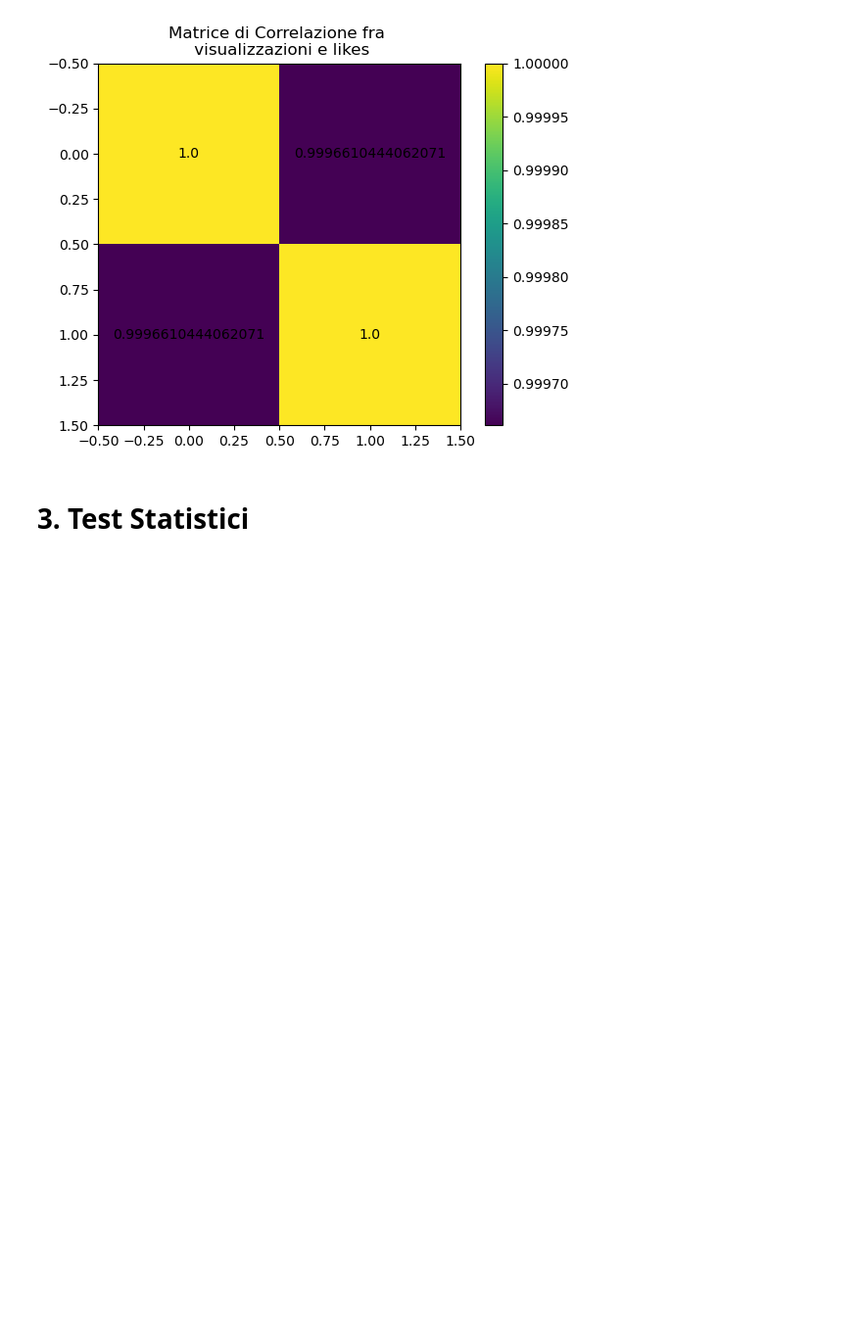
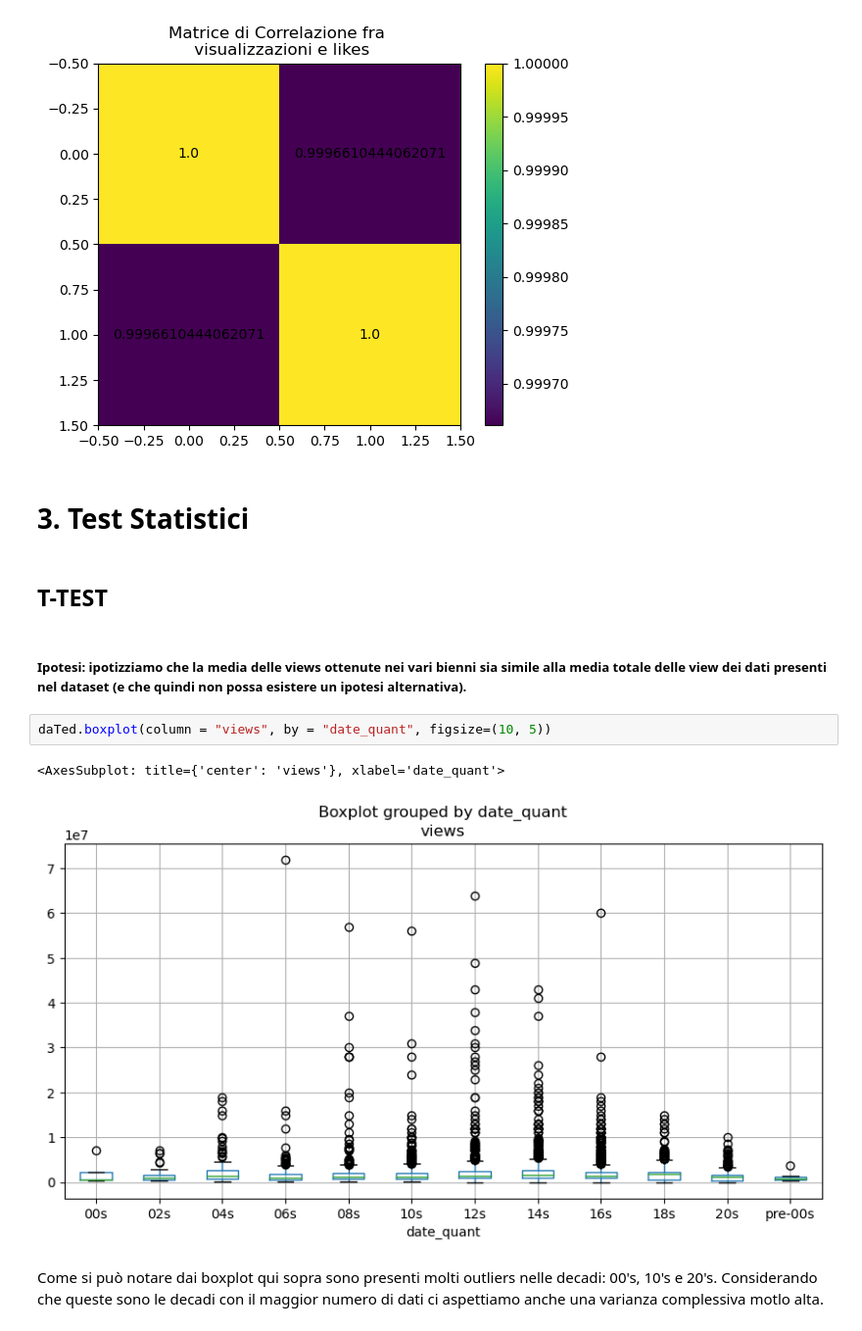
Before and after one commit to InKeaton/DataTed, a Jupyter notebook: data_ted_neo.ipynb, the cells around one changed output. Shown: that part at 98% size. Drawn from its saved outputs; the diff is of its cells as text; blank space fills up the shorter version.

```diff
--- a/data_ted_neo.ipynb
+++ b/data_ted_neo.ipynb
@@ -289,3 +313,15 @@ for (j,i),label in np.ndenumerate(corr_matrix):
 [figure]
 # %% [markdown]
 # 3. Test Statistici
+# %% [markdown]
+## T-TEST
+# %% [markdown]
+#####  Ipotesi: ipotizziamo che la media delle views ottenute nei vari bienni sia simile alla media totale delle view dei dati presenti nel dataset (e che quindi non possa esistere un ipotesi alternativa). </u>
+# %%
+daTed.boxplot(column = "views", by = "date_quant", figsize=(10, 5))
+# %% [output]
+<AxesSubplot: title={'center': 'views'}, xlabel='date_quant'>
+[figure, added]
+# %% [markdown]
+Come si può notare dai boxplot qui sopra sono presenti molti outliers nelle decadi: 00's, 10's e 20's.
+Considerando che queste sono le decadi con il maggior numero di dati ci aspettiamo anche una varianza complessiva motlo  alta.
```
Also changed, not shown: parts of 29 cells of this notebook.
